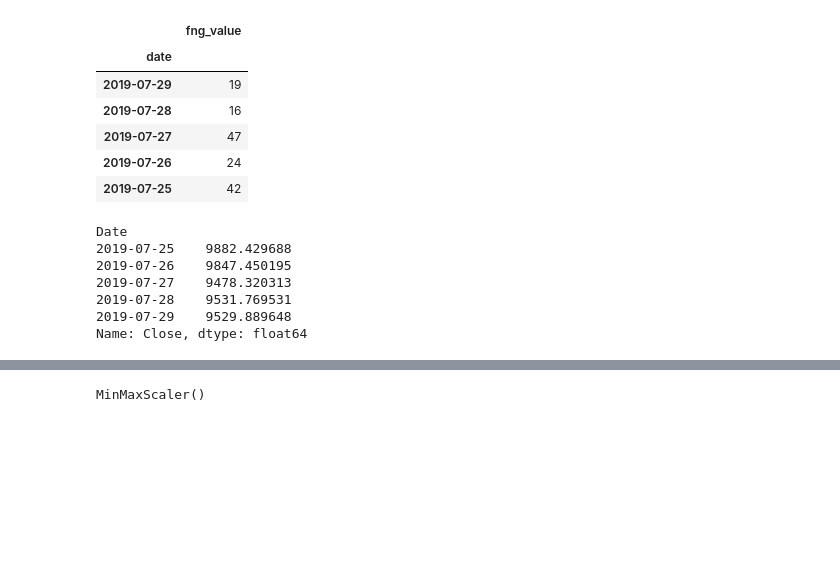
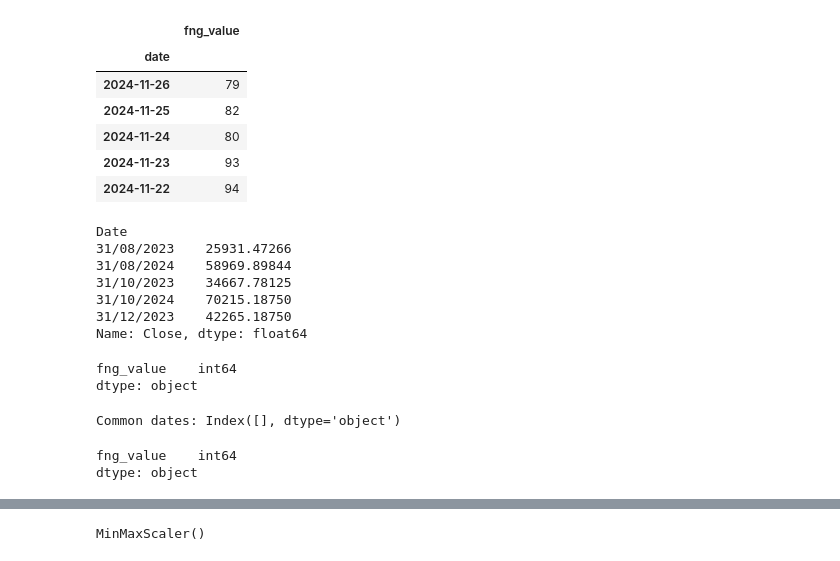
Before and after one commit to PlanHorror/AI-bot-in-Finance, a Jupyter notebook: lstm_stock_predictor_closing.ipynb, the cells around one changed output, grey strips where cells are left out. Drawn from its saved outputs; the diff is of its cells as text; code cells hidden in the pictures; blank space fills up the shorter version.

```diff
--- a/lstm_stock_predictor_closing.ipynb
+++ b/lstm_stock_predictor_closing.ipynb
@@ -14,27 +14,37 @@ from tensorflow import random
 random.set_seed(2)
 # %%
 # Load the fear and greed sentiment data for Bitcoin
-df = pd.read_csv('btc_sentiment.csv', index_col="date", infer_datetime_format=True, parse_dates=True)
+df = pd.read_csv('data.csv', index_col="date", infer_datetime_format=True, parse_dates=True)
 df = df.drop(columns="fng_classification")
 df.head()
 # %% [output]
 |  | fng_value |
 | date |  |
-| 2019-07-29 | 19 |
-| 2019-07-28 | 16 |
-| 2019-07-27 | 47 |
-| 2019-07-26 | 24 |
-| 2019-07-25 | 42 |
+| 2024-11-26 | 79 |
+| 2024-11-25 | 82 |
+| 2024-11-24 | 80 |
+| 2024-11-23 | 93 |
+| 2024-11-22 | 94 |
 # %%
 # Load the historical closing prices for Bitcoin
-df2 = pd.read_csv('bitcoin_data_2023_to_now.csv', index_col="Date", infer_datetime_format=True, parse_dates=True)['Close']
+df2 = pd.read_csv('bitcoin_historic.csv', index_col="Date", infer_datetime_format=True, parse_dates=True)['Close']
 df2 = df2.sort_index()
 df2.tail()
 # %% [output]
 Date
-2019-07-25    9882.429688
-2019-07-26    9847.450195
-2019-07-27    9478.320313
-2019-07-28    9531.769531
-2019-07-29    9529.889648
+31/08/2023    25931.47266
+31/08/2024    58969.89844
+31/10/2023    34667.78125
+31/10/2024    70215.18750
+31/12/2023    42265.18750
 Name: Close, dtype: float64
+# %%
+print(df.dtypes)
+# %% [output]
+fng_value    int64
+dtype: object
+# %%
+common_dates = df.index.intersection(df2.index)
+print("Common dates:", common_dates)
+# %% [output]
+Common dates: Index([], dtype='object')
@@ -41,3 +54,8 @@ Name: Close, dtype: float64
+# %%
+print(df.dtypes)
+# %% [output]
+fng_value    int64
+dtype: object
 # %%
 # Join the data into a single DataFrame
 df = df.join(df2, how="inner")
```
Also changed, not shown: parts of 7 cells of this notebook, 3 other files.
